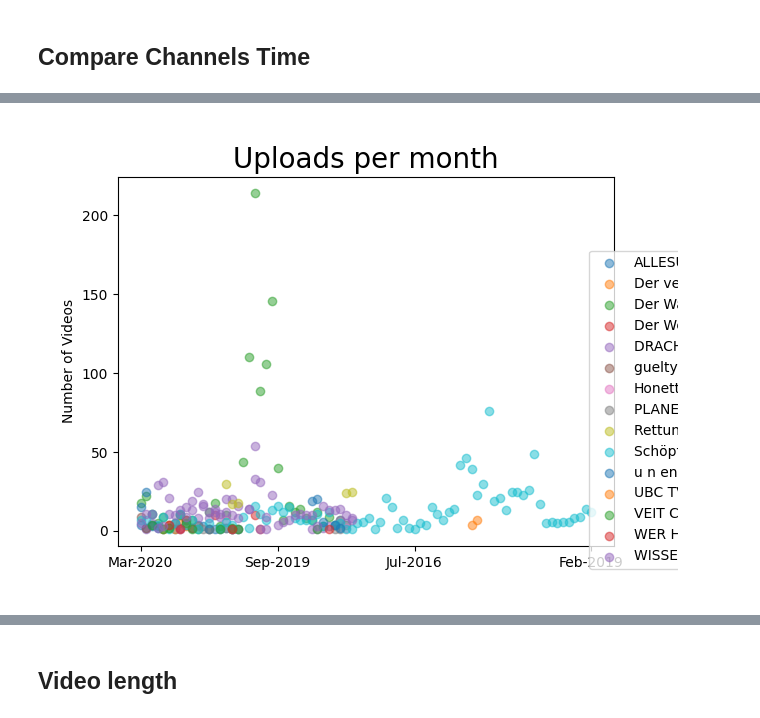
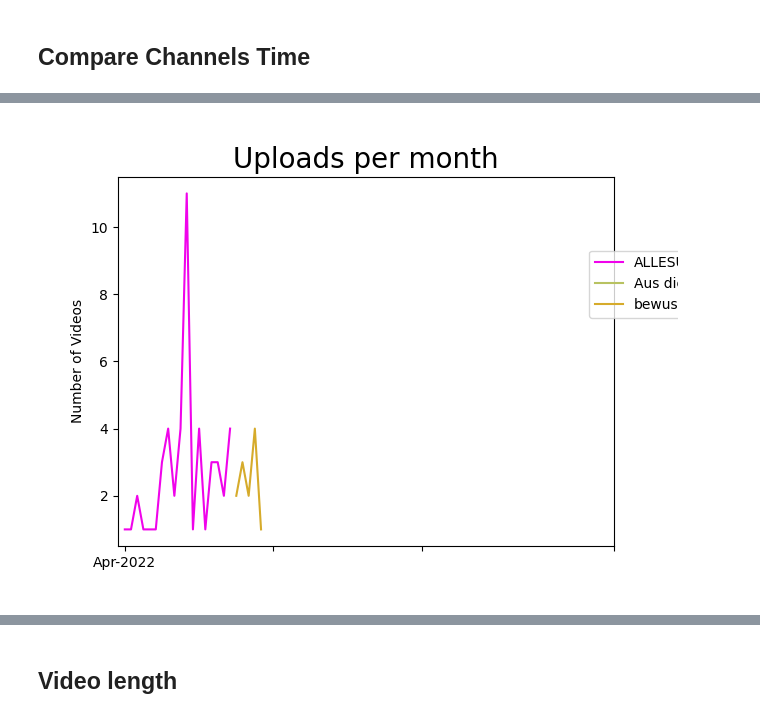
Before and after one commit to hottib/schoepferwissen, a Jupyter notebook: MetaAnalysen.ipynb, the cells around one changed output, grey strips where cells are left out. Drawn from its saved outputs; the diff is of its cells as text; code cells hidden in the pictures.

```diff
--- a/MetaAnalysen.ipynb
+++ b/MetaAnalysen.ipynb
@@ -251,39 +253,37 @@ for
 # %%
 fi2, ax2 = plt.subplots()
 
 #toDo Es muss nochmal sortiert werden
 """series = df.groupby(pd.to_datetime(df["publish_date"])).size()
 series = series.dt.strftime('%b-%Y')
 print(series)"""
 #print(df_meta.loc[df_meta.index.get_level_values("Channel") == channel].sort_values(by= "publish_date"))
 color_count = 0
 
 
 
-for channel in all_channel_names:
+"""for channel in all_channel_names:
     df = df_meta.loc[df_meta.index.get_level_values("Channel") == channel].sort_values(by= "publish_date")
     series = df.groupby(pd.to_datetime(df["publish_date"]).dt.strftime('%b-%Y'), sort=False)["title"].size()
     #print(series)
     ax2.scatter(series.index, series, alpha=0.5)
-    color_count = 1 + color_count
-"""#Plot with lines : toFDO not sorted
-    for channel in all_channel_names[0:3]:
+    color_count = 1 + color_count"""
+#Plot with lines : toFDO not sorted
+for channel in all_channel_names[0:3]:
     df = df_meta.loc[df_meta.index.get_level_values("Channel") == channel]
     ax2.plot(df.groupby(pd.to_datetime(df["publish_date"]).dt.strftime('%b-%Y'), sort=False
               )["title"].size(), color=colors[color_count])
     color_count = 1 + color_count
-    """
-
 
 Title = "Uploads per month"
 ax2.set_title(Title, loc="center",fontsize=20)
 ax2.legend(all_channel_names, bbox_to_anchor=(0.95,0.8), loc="upper left", borderaxespad=0)
 #plt.tight_layout()
 plt.xticks([0,24,48,79])
 plt.ylabel("Number of Videos")
 plt.show()
 # %% [output]
-[figure, old version]
+[figure, new version]
 # %%
 from datetime import datetime
 [df, all_channels] = load_df()
```
Also changed, not shown: parts of 9 cells of this notebook, 5 other files.
